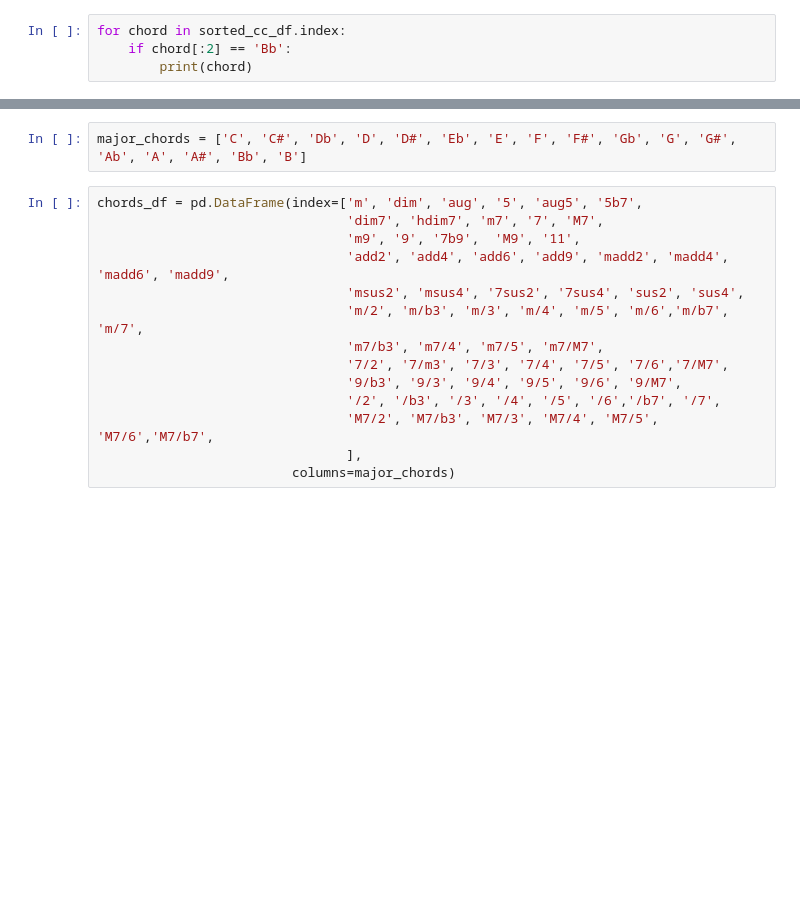
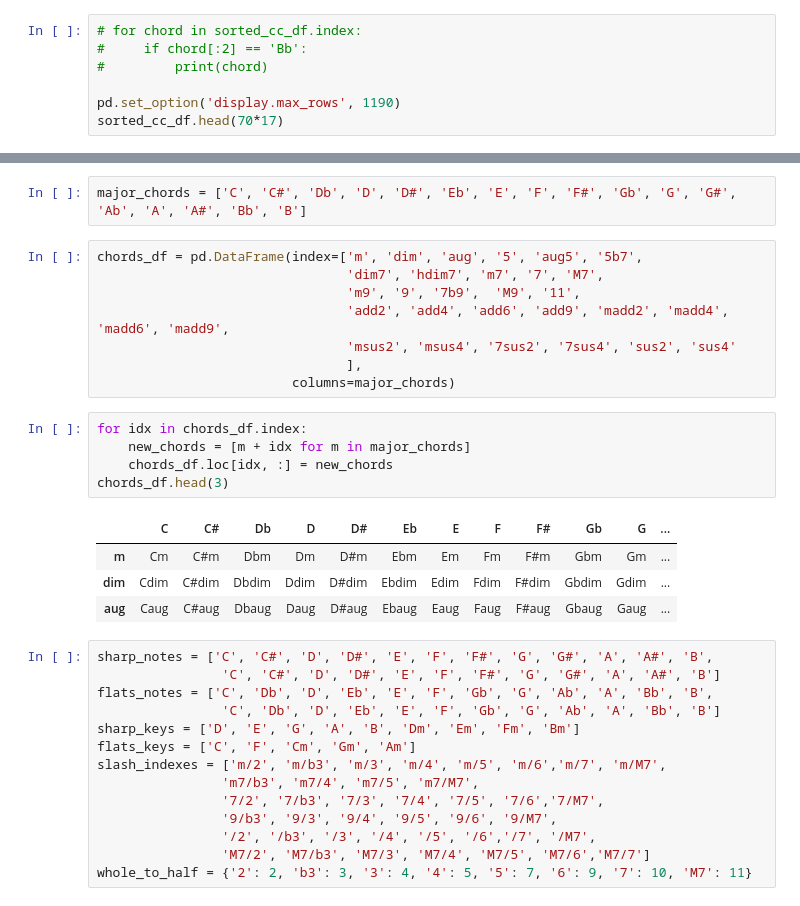
Before and after one commit to emilycardwell/final-project-cleaning, a Jupyter notebook: notebooks/new_cleaning.ipynb, the cells around one changed output, grey strips where cells are left out. Saved outputs shown, nothing was run; the diff lists cells and outputs as text; blank space fills up the shorter version.

```diff
--- a/notebooks/new_cleaning.ipynb
+++ b/notebooks/new_cleaning.ipynb
@@ -76,5 +77,8 @@ len(sorted_cc_df)
 # %%
-for chord in sorted_cc_df.index:
-    if chord[:2] == 'Bb':
-        print(chord)
+# for chord in sorted_cc_df.index:
+#     if chord[:2] == 'Bb':
+#         print(chord)
+
+pd.set_option('display.max_rows', 1190)
+sorted_cc_df.head(70*17)
 # %% [output]
@@ -99,17 +103,35 @@ Bb3
 ## Creating List of Correctly Formatted Chords
 # %%
 major_chords = ['C', 'C#', 'Db', 'D', 'D#', 'Eb', 'E', 'F', 'F#', 'Gb', 'G', 'G#', 'Ab', 'A', 'A#', 'Bb', 'B']
+# %%
+chords_df = pd.DataFrame(index=['m', 'dim', 'aug', '5', 'aug5', '5b7',
+                                'dim7', 'hdim7', 'm7', '7', 'M7',
+                                'm9', '9', '7b9',  'M9', '11',
+                                'add2', 'add4', 'add6', 'add9', 'madd2', 'madd4', 'madd6', 'madd9',
+                                'msus2', 'msus4', '7sus2', '7sus4', 'sus2', 'sus4'
+                                ],
+                         columns=major_chords)
+# %%
+for idx in chords_df.index:
+    new_chords = [m + idx for m in major_chords]
+    chords_df.loc[idx, :] = new_chords
+chords_df.head(3)
+# %% [output]
+|  | C | C# | Db | D | D# | Eb | E | F | F# | Gb | G | ... |
+| m | Cm | C#m | Dbm | Dm | D#m | Ebm | Em | Fm | F#m | Gbm | Gm | ... |
+| dim | Cdim | C#dim | Dbdim | Ddim | D#dim | Ebdim | Edim | Fdim | F#dim | Gbdim | Gdim | ... |
+| aug | Caug | C#aug | Dbaug | Daug | D#aug | Ebaug | Eaug | Faug | F#aug | Gbaug | Gaug | ... |
 # %%
-chords_df = pd.DataFrame(index=['m', 'dim', 'aug', '5', 'aug5', '5b7',
-                                'dim7', 'hdim7', 'm7', '7', 'M7',
-                                'm9', '9', '7b9',  'M9', '11',
-                                'add2', 'add4', 'add6', 'add9', 'madd2', 'madd4', 'madd6', 'madd9',
-                                'msus2', 'msus4', '7sus2', '7sus4', 'sus2', 'sus4',
-                                'm/2', 'm/b3', 'm/3', 'm/4', 'm/5', 'm/6','m/b7', 'm/7',
-                                'm7/b3', 'm7/4', 'm7/5', 'm7/M7',
-                                '7/2', '7/m3', '7/3', '7/4', '7/5', '7/6','7/M7',
-                                '9/b3', '9/3', '9/4', '9/5', '9/6', '9/M7',
-                                '/2', '/b3', '/3', '/4', '/5', '/6','/b7', '/7',
-                                'M7/2', 'M7/b3', 'M7/3', 'M7/4', 'M7/5', 'M7/6','M7/b7',
-                                ],
-                         columns=major_chords)
+sharp_notes = ['C', 'C#', 'D', 'D#', 'E', 'F', 'F#', 'G', 'G#', 'A', 'A#', 'B',
+                'C', 'C#', 'D', 'D#', 'E', 'F', 'F#', 'G', 'G#', 'A', 'A#', 'B']
+flats_notes = ['C', 'Db', 'D', 'Eb', 'E', 'F', 'Gb', 'G', 'Ab', 'A', 'Bb', 'B',
+                'C', 'Db', 'D', 'Eb', 'E', 'F', 'Gb', 'G', 'Ab', 'A', 'Bb', 'B']
+sharp_keys = ['D', 'E', 'G', 'A', 'B', 'Dm', 'Em', 'Fm', 'Bm']
+flats_keys = ['C', 'F', 'Cm', 'Gm', 'Am']
+slash_indexes = ['m/2', 'm/b3', 'm/3', 'm/4', 'm/5', 'm/6','m/7', 'm/M7',
+                'm7/b3', 'm7/4', 'm7/5', 'm7/M7',
+                '7/2', '7/b3', '7/3', '7/4', '7/5', '7/6','7/M7',
+                '9/b3', '9/3', '9/4', '9/5', '9/6', '9/M7',
+                '/2', '/b3', '/3', '/4', '/5', '/6','/7', '/M7',
+                'M7/2', 'M7/b3', 'M7/3', 'M7/4', 'M7/5', 'M7/6','M7/7']
+whole_to_half = {'2': 2, 'b3': 3, '3': 4, '4': 5, '5': 7, '6': 9, '7': 10, 'M7': 11}
```
Also changed, not shown: parts of 12 cells of this notebook.
